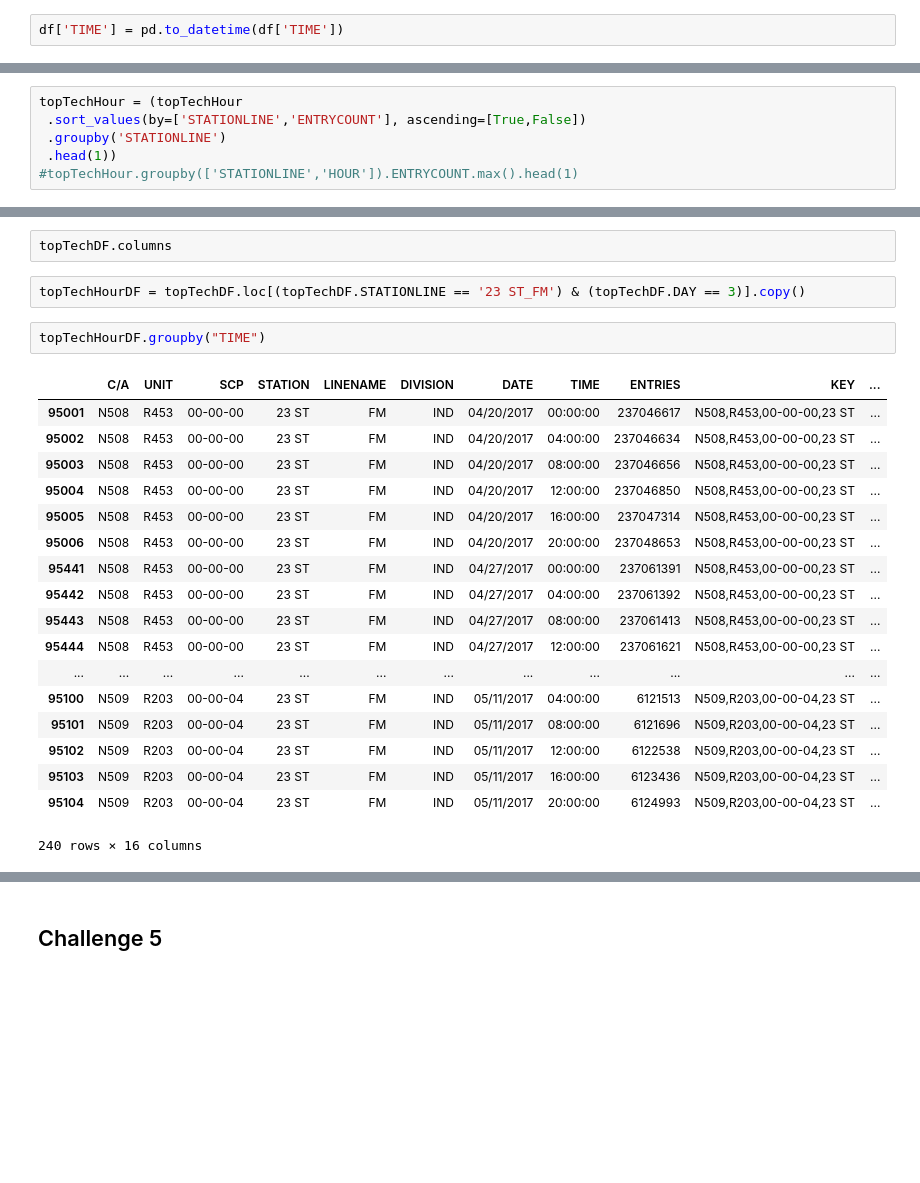
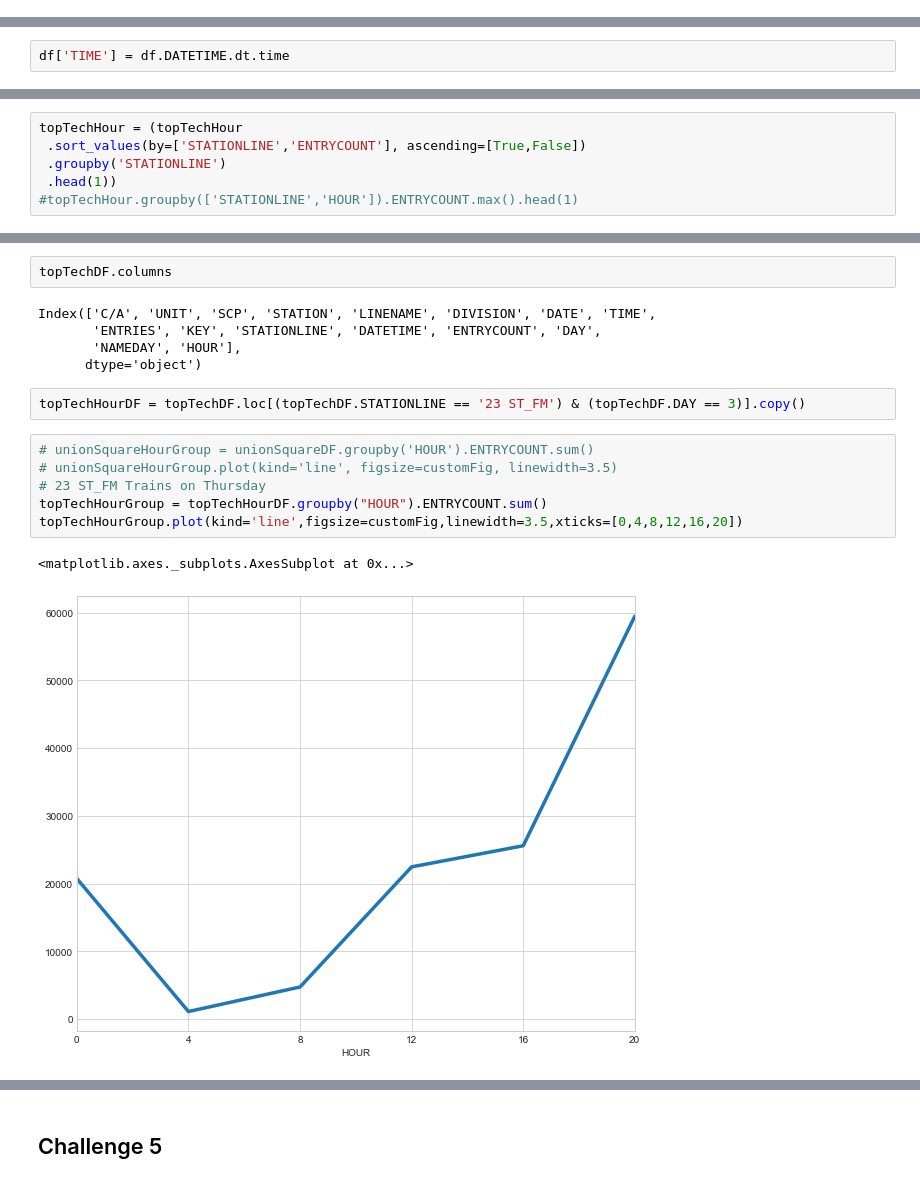
Before and after one commit to xvila/MTA-Turnstile-Data, a Jupyter notebook: Project Benson.ipynb, the cells around one changed output, grey strips where cells are left out. Cells and saved outputs as stored; diff of their text form; blank space fills up the shorter version.

```diff
--- a/Project Benson.ipynb
+++ b/Project Benson.ipynb
@@ -44,7 +69,5 @@ df.columns = [column.strip() for column in df.columns]
 # %%
 df['KEY'] = df['C/A'] + ',' + df['UNIT'] + ',' + df['SCP'] + ',' + df['STATION']
 df['STATIONLINE'] = df['STATION'] + '_' + df['LINENAME']
-# %%
-df['TIME'] = pd.to_datetime(df['TIME'])
 # %%
 df.dtypes
@@ -51,4 +89,6 @@ df.dtypes
 # %%
 df['DATETIME'] = pd.to_datetime(df['DATE'] + ' ' + df['TIME'],format="%m/%d/%Y %H:%M:%S")
+# %%
+df['TIME'] = df.DATETIME.dt.time
 # %%
 df.DATETIME.head()
@@ -282,25 +592,18 @@ topTechHour
 # %%
 topTechDF.columns
+# %% [output]
+Index(['C/A', 'UNIT', 'SCP', 'STATION', 'LINENAME', 'DIVISION', 'DATE', 'TIME',
+       'ENTRIES', 'KEY', 'STATIONLINE', 'DATETIME', 'ENTRYCOUNT', 'DAY',
+       'NAMEDAY', 'HOUR'],
+      dtype='object')
 # %%
 topTechHourDF = topTechDF.loc[(topTechDF.STATIONLINE == '23 ST_FM') & (topTechDF.DAY == 3)].copy()
-# %%
-topTechHourDF.groupby("TIME")
-# %% [output]
-|  | C/A | UNIT | SCP | STATION | LINENAME | DIVISION | DATE | TIME | ENTRIES | KEY | ... |
-| 95001 | N508 | R453 | 00-00-00 | 23 ST | FM | IND | 04/20/2017 | 00:00:00 | 237046617 | N508,R453,00-00-00,23 ST | ... |
-| 95002 | N508 | R453 | 00-00-00 | 23 ST | FM | IND | 04/20/2017 | 04:00:00 | 237046634 | N508,R453,00-00-00,23 ST | ... |
-| 95003 | N508 | R453 | 00-00-00 | 23 ST | FM | IND | 04/20/2017 | 08:00:00 | 237046656 | N508,R453,00-00-00,23 ST | ... |
-| 95004 | N508 | R453 | 00-00-00 | 23 ST | FM | IND | 04/20/2017 | 12:00:00 | 237046850 | N508,R453,00-00-00,23 ST | ... |
-| 95005 | N508 | R453 | 00-00-00 | 23 ST | FM | IND | 04/20/2017 | 16:00:00 | 237047314 | N508,R453,00-00-00,23 ST | ... |
-| 95006 | N508 | R453 | 00-00-00 | 23 ST | FM | IND | 04/20/2017 | 20:00:00 | 237048653 | N508,R453,00-00-00,23 ST | ... |
-| 95441 | N508 | R453 | 00-00-00 | 23 ST | FM | IND | 04/27/2017 | 00:00:00 | 237061391 | N508,R453,00-00-00,23 ST | ... |
-| 95442 | N508 | R453 | 00-00-00 | 23 ST | FM | IND | 04/27/2017 | 04:00:00 | 237061392 | N508,R453,00-00-00,23 ST | ... |
-| 95443 | N508 | R453 | 00-00-00 | 23 ST | FM | IND | 04/27/2017 | 08:00:00 | 237061413 | N508,R453,00-00-00,23 ST | ... |
-| 95444 | N508 | R453 | 00-00-00 | 23 ST | FM | IND | 04/27/2017 | 12:00:00 | 237061621 | N508,R453,00-00-00,23 ST | ... |
-| ... | ... | ... | ... | ... | ... | ... | ... | ... | ... | ... | ... |
-| 95100 | N509 | R203 | 00-00-04 | 23 ST | FM | IND | 05/11/2017 | 04:00:00 | 6121513 | N509,R203,00-00-04,23 ST | ... |
-| 95101 | N509 | R203 | 00-00-04 | 23 ST | FM | IND | 05/11/2017 | 08:00:00 | 6121696 | N509,R203,00-00-04,23 ST | ... |
-| 95102 | N509 | R203 | 00-00-04 | 23 ST | FM | IND | 05/11/2017 | 12:00:00 | 6122538 | N509,R203,00-00-04,23 ST | ... |
-| 95103 | N509 | R203 | 00-00-04 | 23 ST | FM | IND | 05/11/2017 | 16:00:00 | 6123436 | N509,R203,00-00-04,23 ST | ... |
-| 95104 | N509 | R203 | 00-00-04 | 23 ST | FM | IND | 05/11/2017 | 20:00:00 | 6124993 | N509,R203,00-00-04,23 ST | ... |
-240 rows × 16 columns
+# %%
+# unionSquareHourGroup = unionSquareDF.groupby('HOUR').ENTRYCOUNT.sum()
+# unionSquareHourGroup.plot(kind='line', figsize=customFig, linewidth=3.5)
+# 23 ST_FM Trains on Thursday
+topTechHourGroup = topTechHourDF.groupby("HOUR").ENTRYCOUNT.sum()
+topTechHourGroup.plot(kind='line',figsize=customFig,linewidth=3.5,xticks=[0,4,8,12,16,20])
+# %% [output]
+<matplotlib.axes._subplots.AxesSubplot at 0x...>
+[figure, added]
```
Also changed, not shown: parts of 51 cells of this notebook.
